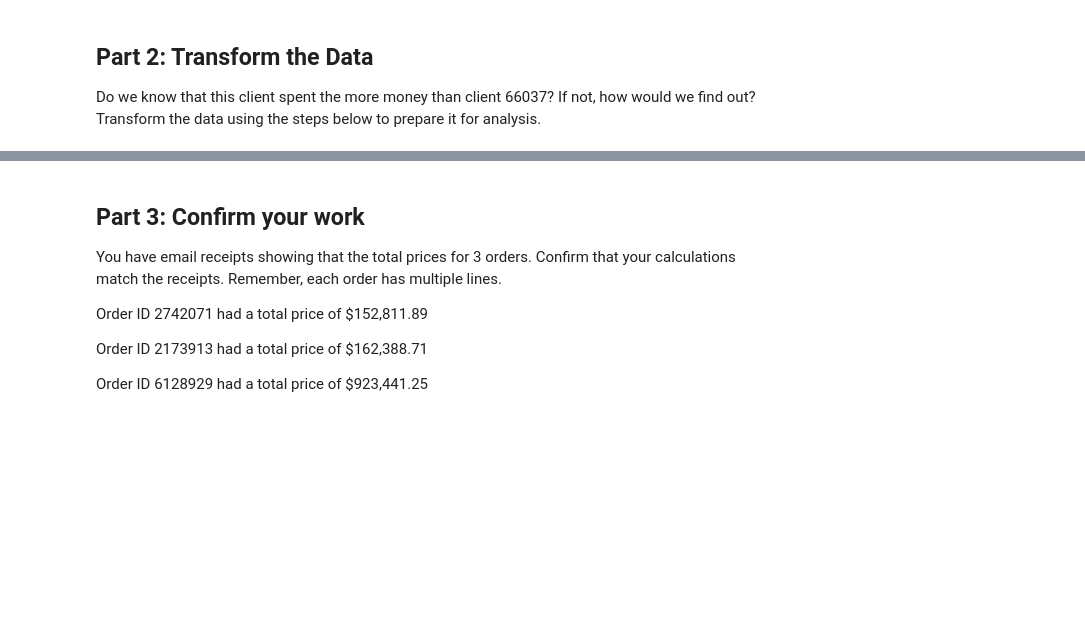
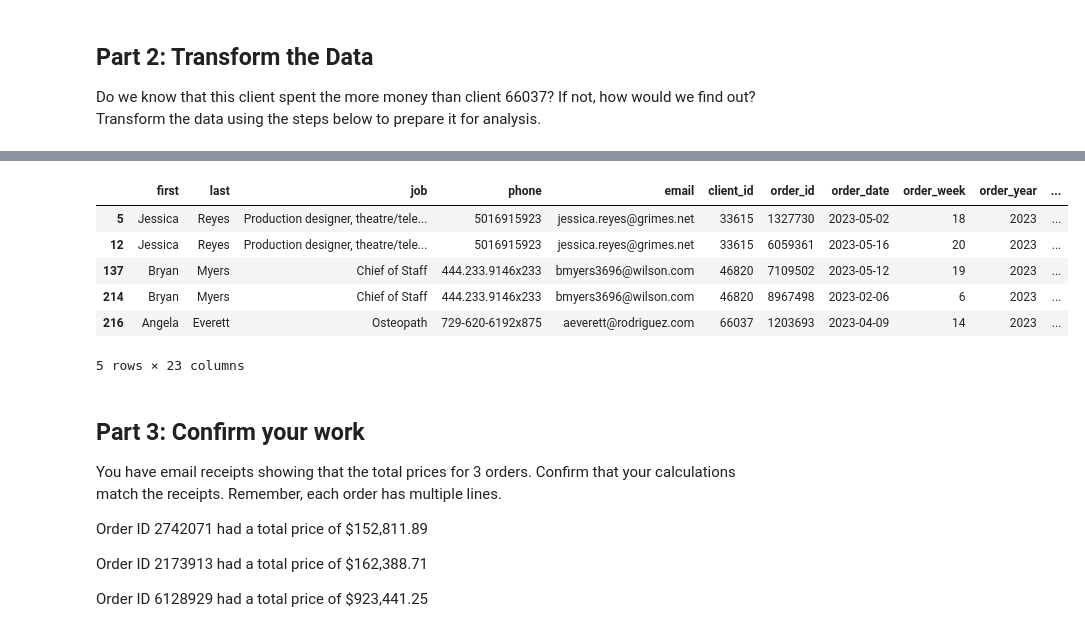
Before and after one commit to Katadhin/pandas-challenge-1, a Jupyter notebook: module_4_challenge.ipynb, the cells around one changed output, grey strips where cells are left out. Saved outputs shown, nothing was run; the diff lists cells and outputs as text; code cells hidden in the pictures; blank space fills up the shorter version.

```diff
--- a/module_4_challenge.ipynb
+++ b/module_4_challenge.ipynb
@@ -168,3 +230,15 @@ KeyError: 'subtotal'
+# %%
+# Update the top_clients_df to include shipping price and profit
+top_clients_df = df[df['client_id'].isin(top_clients_list)]
+top_clients_df.head()
+# %% [output]
+|  | first | last | job | phone | email | client_id | order_id | order_date | order_week | order_year | ... |
+| 5 | Jessica | Reyes | Production designer, theatre/tele... | 5016915923 | jessica.reyes@grimes.net | 33615 | 1327730 | 2023-05-02 | 18 | 2023 | ... |
+| 12 | Jessica | Reyes | Production designer, theatre/tele... | 5016915923 | jessica.reyes@grimes.net | 33615 | 6059361 | 2023-05-16 | 20 | 2023 | ... |
+| 137 | Bryan | Myers | Chief of Staff | 444.233.9146x233 | bmyers3696@wilson.com | 46820 | 7109502 | 2023-05-12 | 19 | 2023 | ... |
+| 214 | Bryan | Myers | Chief of Staff | 444.233.9146x233 | bmyers3696@wilson.com | 46820 | 8967498 | 2023-02-06 | 6 | 2023 | ... |
+| 216 | Angela | Everett | Osteopath | 729-620-6192x875 | aeverett@rodriguez.com | 66037 | 1203693 | 2023-04-09 | 14 | 2023 | ... |
+5 rows × 23 columns
 # %% [markdown]
 ## Part 3: Confirm your work
 You have email receipts showing that the total prices for 3 orders. Confirm that your calculations match the receipts. Remember, each order has multiple lines.
```
Also changed, not shown: parts of 20 cells of this notebook, 3 other files.
